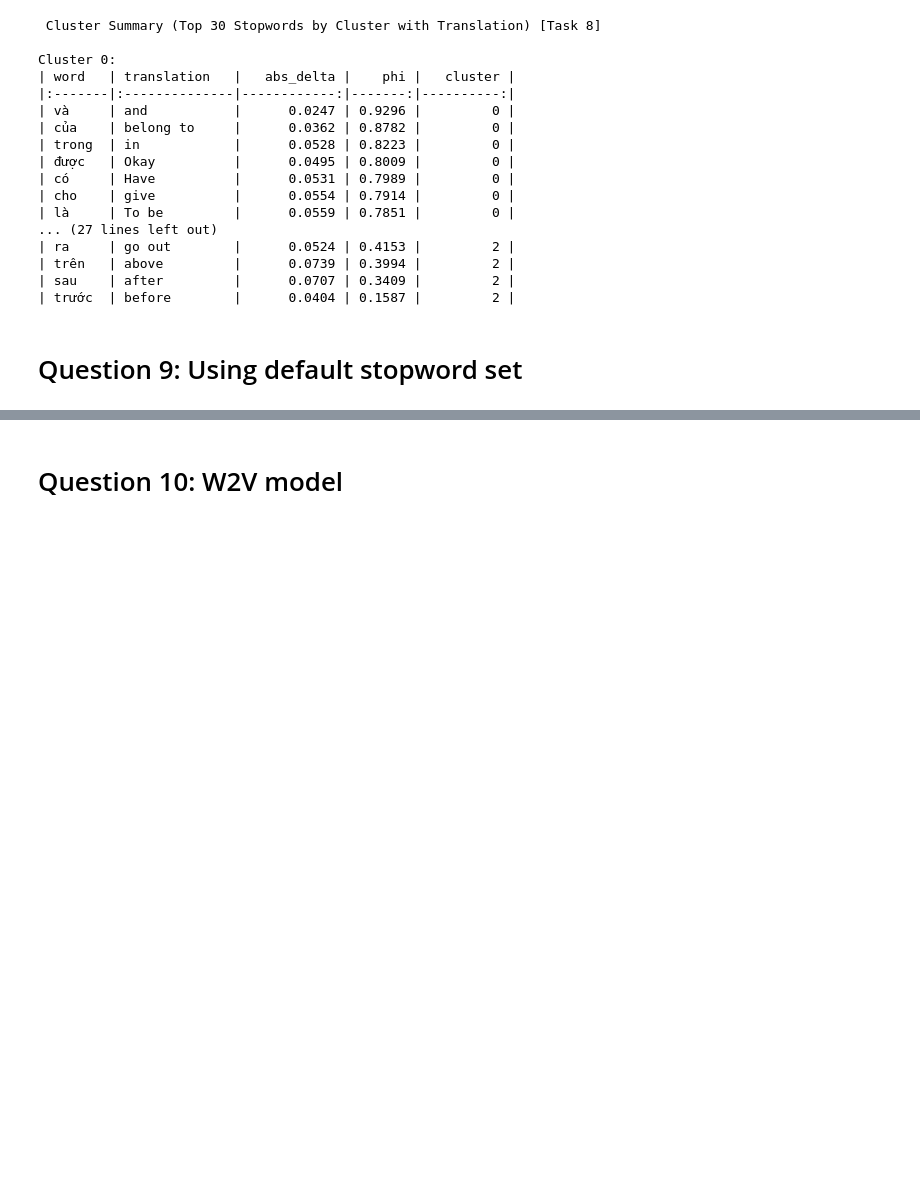
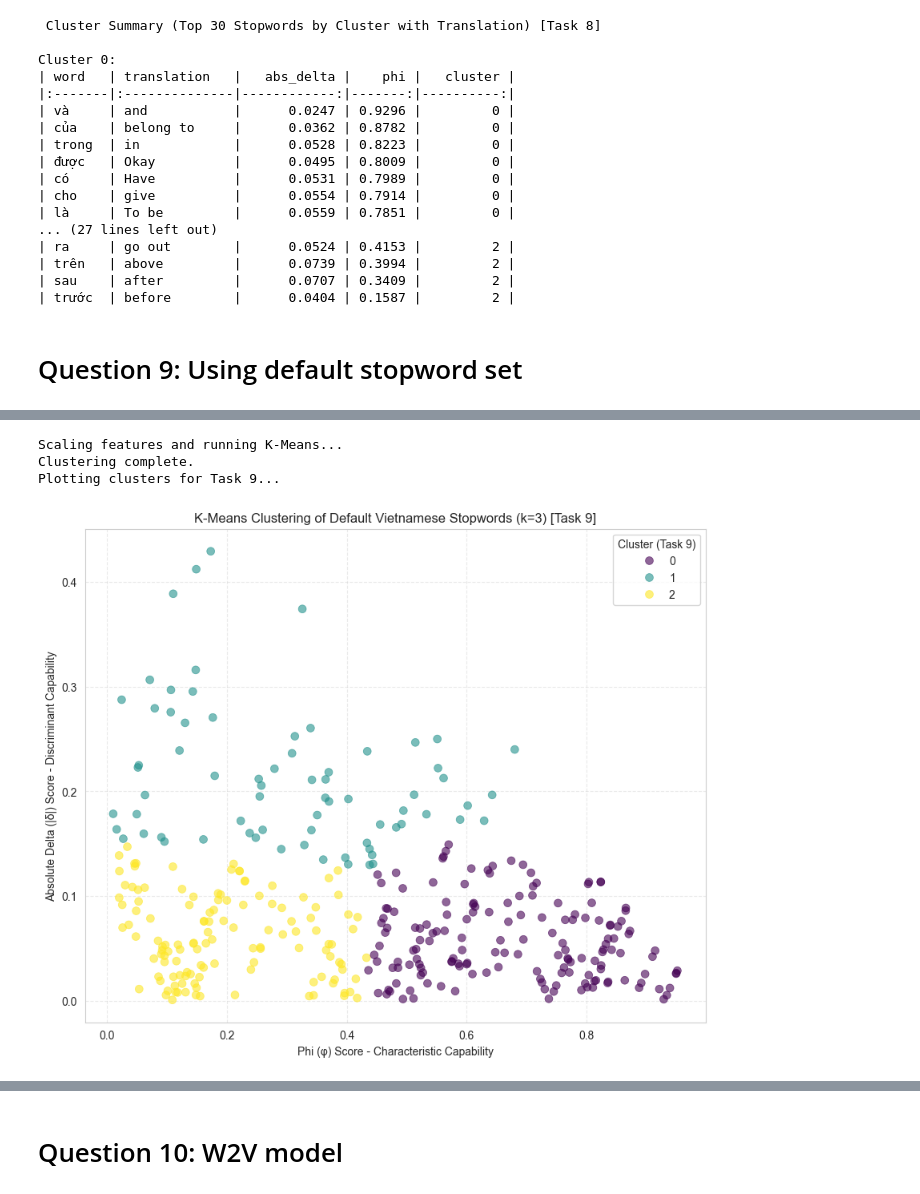
Before and after one commit to Doug-Vo/Stop-word-behavior, a Jupyter notebook: duc rework/analysis (5-11) finalize.ipynb, the cells around one changed output, grey strips where cells are left out. Drawn from its saved outputs; the diff is of its cells as text; code cells hidden in the pictures; blank space fills up the shorter version.

```diff
--- a/duc rework/analysis (5-11) finalize.ipynb
+++ b/duc rework/analysis (5-11) finalize.ipynb
@@ -706,3 +652,56 @@ plt.show()
+# %%
+
+ranked_words_df = stopwords_df
+
+# Get default stopwords present in corpus
+
+corpus_words_set = set(ranked_words_df['word'])
+default_stopwords_in_corpus = [word for word in vietnamese_stopwords_set if word in corpus_words_set]
+
+if len(default_stopwords_in_corpus) == 0:
+    raise ValueError("No default Vietnamese stopwords were found in the corpus results from Task 6.")
+
+
+# Filter ranked_words_df to get only the rows for default stopwords
+default_stopwords_cluster_df = ranked_words_df[ranked_words_df['word'].isin(default_stopwords_in_corpus)].copy()
+
+
+print("Scaling features and running K-Means...")
+# Select features for clustering
+X_default = default_stopwords_cluster_df[['phi', 'abs_delta']].values
+
+# Scale features
+scaler_default = StandardScaler() # Assumes StandardScaler is imported
+X_default_scaled = scaler_default.fit_transform(X_default)
+# Apply K-Means
+kmeans_default = KMeans(n_clusters=NUM_CLUSTERS, random_state=42, n_init=10)
+default_stopwords_cluster_df['cluster'] = kmeans_default.fit_predict(X_default_scaled)
+print("Clustering complete.")
+
+
+print("Plotting clusters for Task 9...")
+plt.figure(figsize=(10, 8))
+sns.scatterplot(
+    data=default_stopwords_cluster_df,
+    x='phi',
+    y='abs_delta',
+    hue='cluster',
+    palette='viridis',
+    s=50, alpha=0.6, edgecolor=None
+)
+
+plt.title(f"K-Means Clustering of Default Vietnamese Stopwords (k={NUM_CLUSTERS}) [Task 9]")
+plt.xlabel("Phi (φ) Score - Characteristic Capability")
+plt.ylabel("Absolute Delta (|δ|) Score - Discriminant Capability")
+plt.grid(True, linestyle='--', alpha=0.4)
+plt.legend(title="Cluster (Task 9)")
+plt.savefig(os.path.join('plot','task9.png'), dpi=300, bbox_inches='tight')
+plt.show()
+# %% [output]
+Scaling features and running K-Means...
+Clustering complete.
+Plotting clusters for Task 9...
+[figure, added]
 # %%
 
 
```
Also changed, not shown: parts of 18 cells of this notebook.
